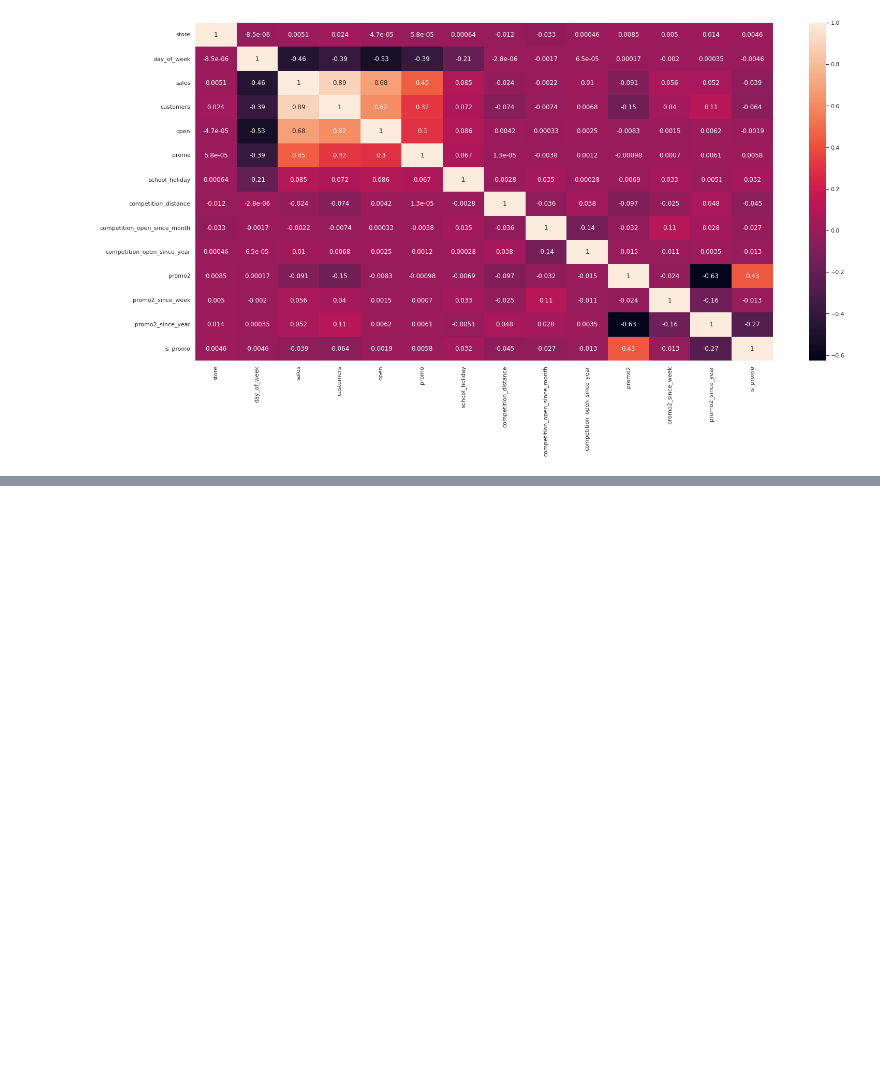
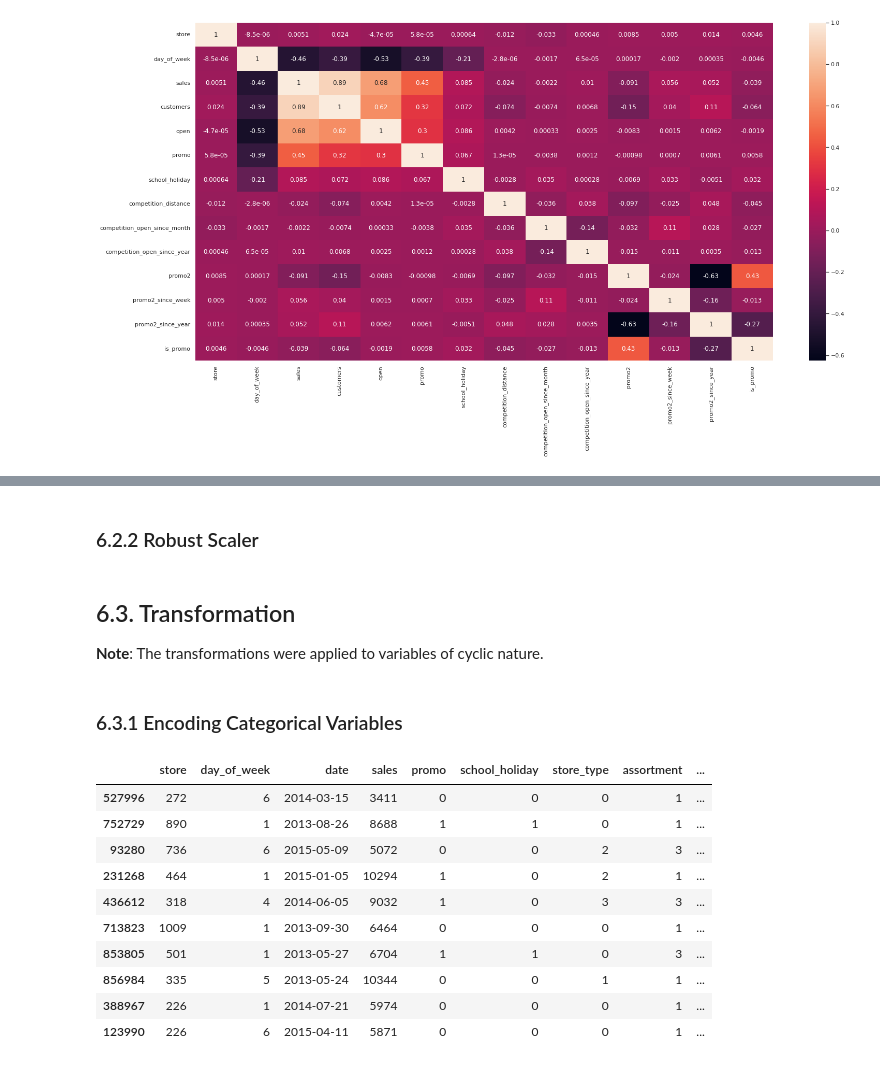
Before and after one commit to luanjesus/rossmann_store_sales_prediction, a Jupyter notebook: exploratory_data_analysis.ipynb, the cells around one changed output, grey strips where cells are left out. Cells and saved outputs as stored; diff of their text form; code cells hidden in the pictures; blank space fills up the shorter version.

Commit message:
6.3.1 Encoding Categorical Variables

```diff
--- a/exploratory_data_analysis.ipynb
+++ b/exploratory_data_analysis.ipynb
@@ -981,0 +956,2 @@ df6['competition_time_month'] = rs.fit_transform(df6[['competition_time_month']]
+# %% [markdown]
+### 6.2.2 Robust Scaler
@@ -981,0 +966,31 @@ df6['competition_time_month'] = rs.fit_transform(df6[['competition_time_month']]
+# %% [markdown]
+## 6.3. Transformation
+
+**Note**: The transformations were applied to variables of cyclic nature.
+# %% [markdown]
+### 6.3.1 Encoding Categorical Variables
+# %%
+#State Holiday - One Hot Encoding
+df6 = pd.get_dummies(df6, prefix=['state_holiday'], columns=['state_holiday'])
+
+#Store Type - Label Encoding
+le = LabelEncoder()
+df6['store_type'] = le.fit_transform(df6['store_type'])
+
+#Assortment - Ordinal Encoding (extended > extra > basic)
+assortment_dict = {'basic': 1, 'extra': 2, 'extended': 3}
+df6['assortment'] = df6['assortment'].map(assortment_dict)
+# %%
+df6.sample(10)
+# %% [output]
+|  | store | day_of_week | date | sales | promo | school_holiday | store_type | assortment | ... |
+| 527996 | 272 | 6 | 2014-03-15 | 3411 | 0 | 0 | 0 | 1 | ... |
+| 752729 | 890 | 1 | 2013-08-26 | 8688 | 1 | 1 | 0 | 1 | ... |
+| 93280 | 736 | 6 | 2015-05-09 | 5072 | 0 | 0 | 2 | 3 | ... |
+| 231268 | 464 | 1 | 2015-01-05 | 10294 | 1 | 0 | 2 | 1 | ... |
+| 436612 | 318 | 4 | 2014-06-05 | 9032 | 1 | 0 | 3 | 3 | ... |
+| 713823 | 1009 | 1 | 2013-09-30 | 6464 | 0 | 0 | 0 | 1 | ... |
+| 853805 | 501 | 1 | 2013-05-27 | 6704 | 1 | 1 | 0 | 3 | ... |
+| 856984 | 335 | 5 | 2013-05-24 | 10344 | 0 | 0 | 1 | 1 | ... |
+| 388967 | 226 | 1 | 2014-07-21 | 5974 | 0 | 0 | 0 | 1 | ... |
+| 123990 | 226 | 6 | 2015-04-11 | 5871 | 0 | 0 | 0 | 1 | ... |
```
Also changed, not shown: parts of 27 cells of this notebook.
